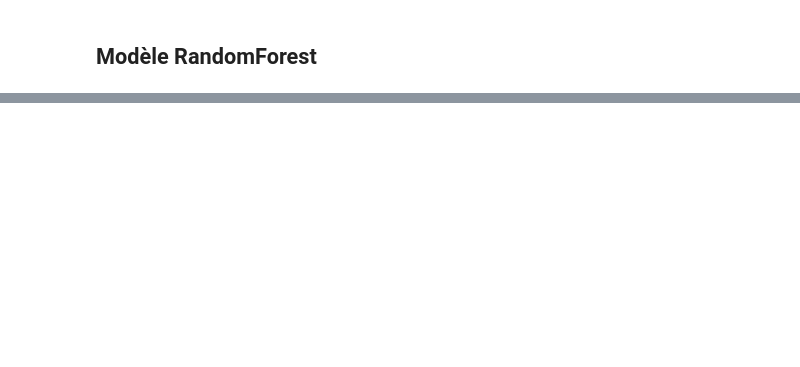
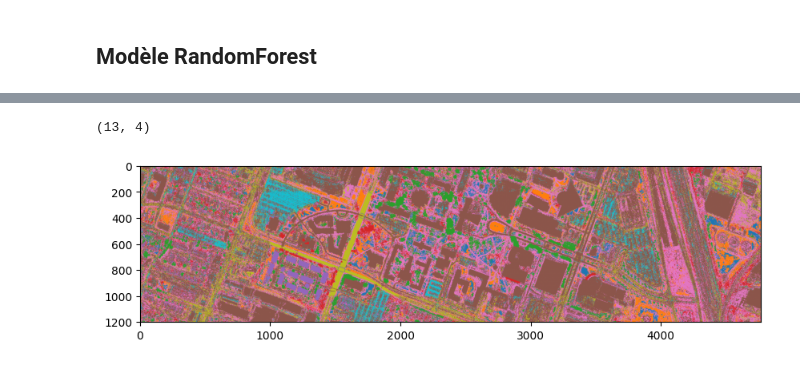
Before and after one commit to eliiks/godet_buche_lambert_challenge_apprentissage_auto, a Jupyter notebook: projet.ipynb, the cells around one changed output, grey strips where cells are left out. Drawn from its saved outputs; the diff is of its cells as text; code cells hidden in the pictures; blank space fills up the shorter version.

```diff
--- a/projet.ipynb
+++ b/projet.ipynb
@@ -188,0 +218,6 @@ On observe que la classe 6 est celle qui apparait le plus de fois dans les pixel
+# %%
+from sklearn.tree import DecisionTreeClassifier
+
+tree_clf = DecisionTreeClassifier()
+# %%
+_ = tree_clf.fit(train_X, train_y)
@@ -189,2 +226,4 @@ On observe que la classe 6 est celle qui apparait le plus de fois dans les pixel
+# %%
+tree_predict = tree_clf.predict(challenge_X)
 # %% [markdown]
 ## Modèle RandomForest
@@ -220,0 +298,7 @@ plt.show()
+# %%
+plt.figure(figsize=(10,15))
+plt.imshow(viz_label_img(tree_predict_reshape))
+plt.show()
+# %% [output]
+(13, 4)
+[figure, added]
```
Also changed, not shown: parts of 29 cells of this notebook.
